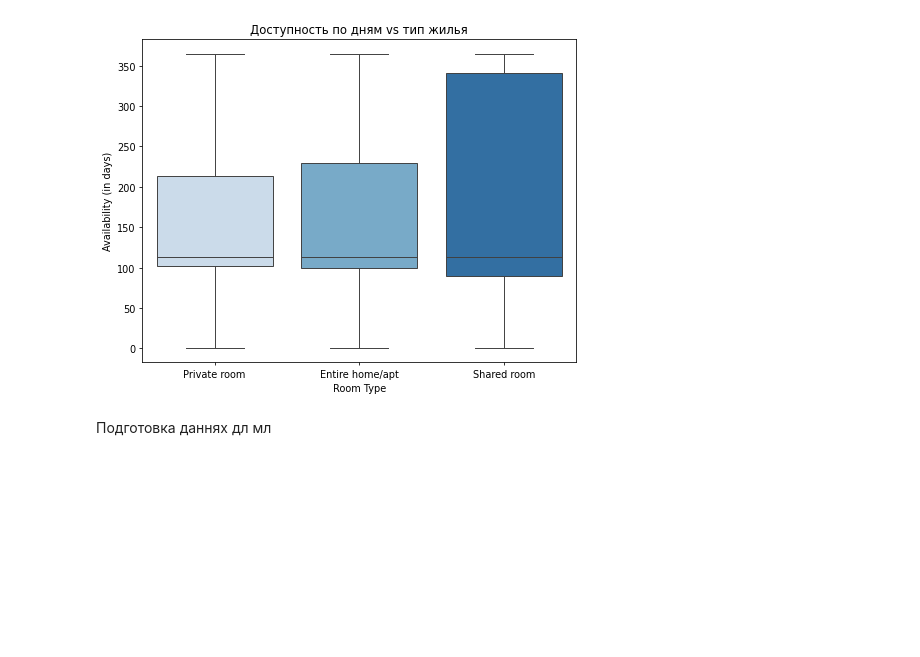
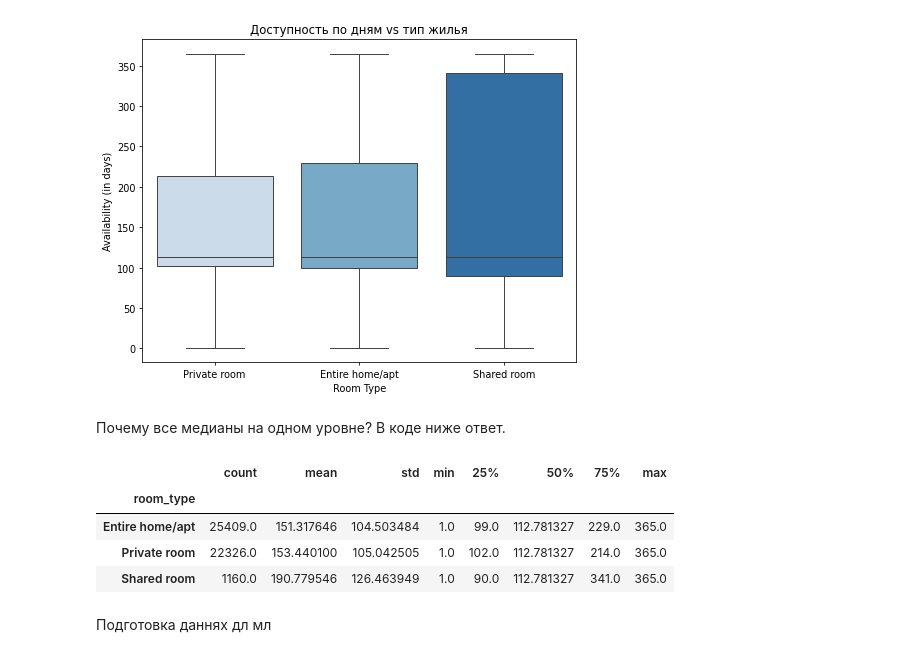
Before and after one commit to Plashka320/Stat_prack_HW_VyuzhaninPD_2025, a Jupyter notebook: itogovaya_pabota.ipynb, the cells around one changed output. Cells and saved outputs as stored; diff of their text form; code cells hidden in the pictures; blank space fills up the shorter version.

```diff
--- a/itogovaya_pabota.ipynb
+++ b/itogovaya_pabota.ipynb
@@ -163,12 +131,0 @@ plt.show()
-# %%
-df = pd.read_csv('AB_NYC_2019.csv')
-missing_counts = df.isnull().sum()
-
-# Создание гистограммы
-plt.figure(figsize=(10, 6))
-plt.bar(missing_counts.index, missing_counts.values, color='skyblue')
-plt.title('Количество пропущенных значений по столбцам')
-plt.xlabel('Столбцы')
-plt.ylabel('Количество пропущенных значений')
-plt.xticks(rotation=45)
-plt.show()
@@ -401,6 +362,16 @@ Passing `palette` without assigning `hue` is deprecated and will be removed in v
 
   sns.boxplot(x='room_type', y='availability_365', data=df, palette='Blues')
 [figure]
+# %% [markdown]
+Почему все медианы на одном уровне? В коде ниже ответ.
+# %%
+df.groupby('room_type')['availability_365'].describe()
+# %% [output]
+|  | count | mean | std | min | 25% | 50% | 75% | max |
+| room_type |  |  |  |  |  |  |  |  |
+| Entire home/apt | 25409.0 | 151.317646 | 104.503484 | 1.0 | 99.0 | 112.781327 | 229.0 | 365.0 |
+| Private room | 22326.0 | 153.440100 | 105.042505 | 1.0 | 102.0 | 112.781327 | 214.0 | 365.0 |
+| Shared room | 1160.0 | 190.779546 | 126.463949 | 1.0 | 90.0 | 112.781327 | 341.0 | 365.0 |
 # %% [markdown]
 Подготовка даннях дл мл
 # %%
```
Also changed, not shown: parts of 12 cells of this notebook.
